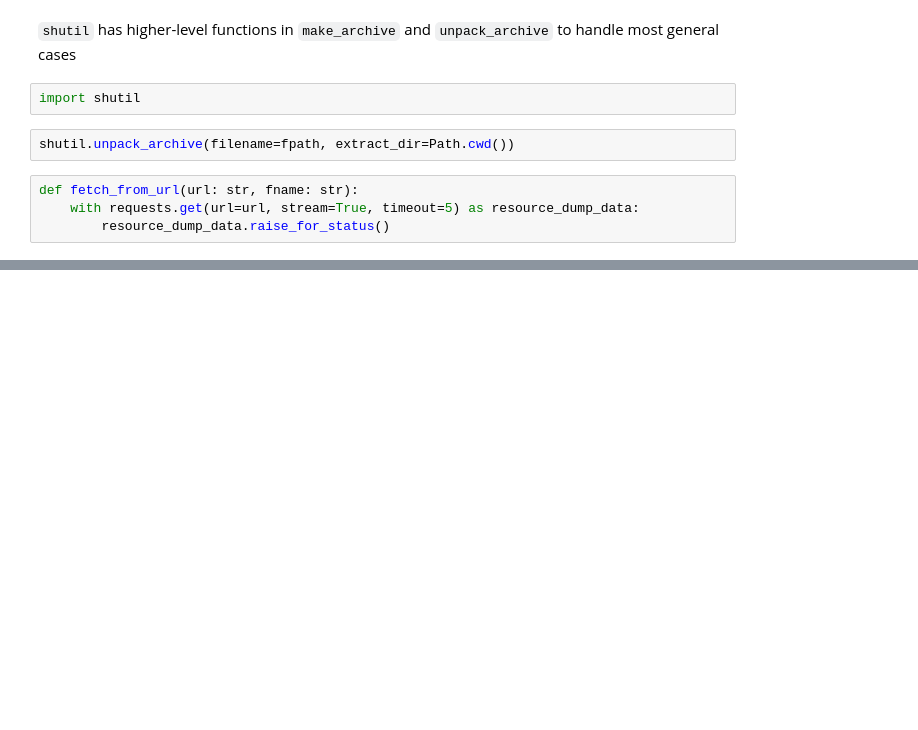
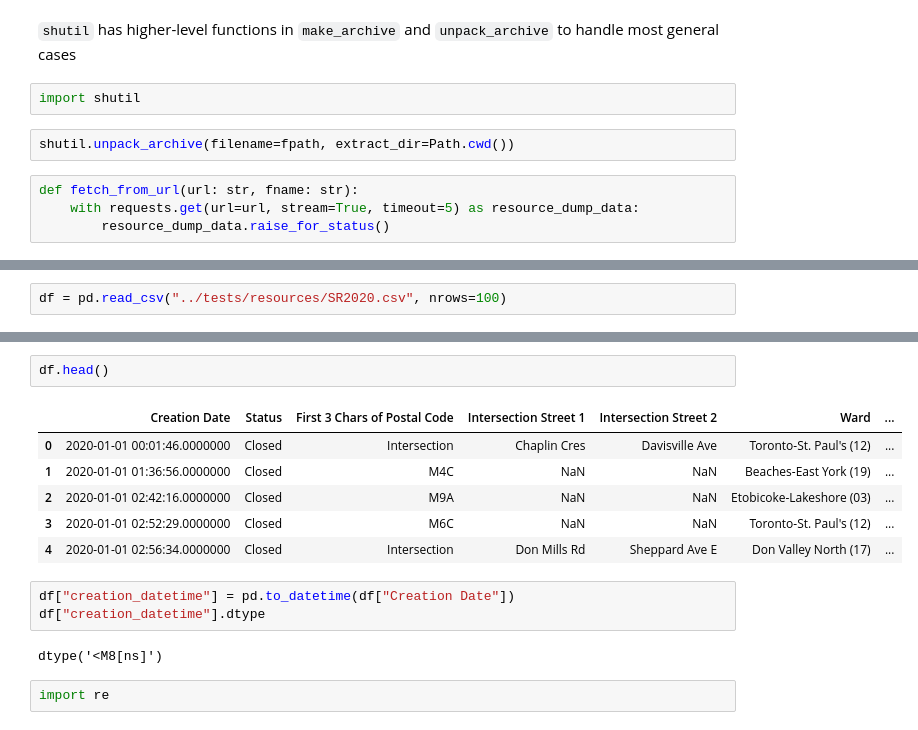
Before and after one commit to vykuang/toronto-service-calls-2023, a Jupyter notebook: notebooks/open-data.ipynb, the cells around one changed output, grey strips where cells are left out. Saved outputs shown, nothing was run; the diff lists cells and outputs as text; blank space fills up the shorter version.

```diff
--- a/notebooks/open-data.ipynb
+++ b/notebooks/open-data.ipynb
@@ -86,0 +148,2 @@ def fetch_from_url(url: str, fname: str):
+# %%
+df = pd.read_csv("../tests/resources/SR2020.csv", nrows=100)
@@ -86,0 +163,16 @@ def fetch_from_url(url: str, fname: str):
+# %%
+df.head()
+# %% [output]
+|  | Creation Date | Status | First 3 Chars of Postal Code | Intersection Street 1 | Intersection Street 2 | Ward | ... |
+| 0 | 2020-01-01 00:01:46.0000000 | Closed | Intersection | Chaplin Cres | Davisville Ave | Toronto-St. Paul's (12) | ... |
+| 1 | 2020-01-01 01:36:56.0000000 | Closed | M4C | NaN | NaN | Beaches-East York (19) | ... |
+| 2 | 2020-01-01 02:42:16.0000000 | Closed | M9A | NaN | NaN | Etobicoke-Lakeshore (03) | ... |
+| 3 | 2020-01-01 02:52:29.0000000 | Closed | M6C | NaN | NaN | Toronto-St. Paul's (12) | ... |
+| 4 | 2020-01-01 02:56:34.0000000 | Closed | Intersection | Don Mills Rd | Sheppard Ave E | Don Valley North (17) | ... |
+# %%
+df["creation_datetime"] = pd.to_datetime(df["Creation Date"])
+df["creation_datetime"].dtype
+# %% [output]
+dtype('<M8[ns]')
+# %%
+import re
```
Also changed, not shown: parts of 27 cells of this notebook, 2 other files.
